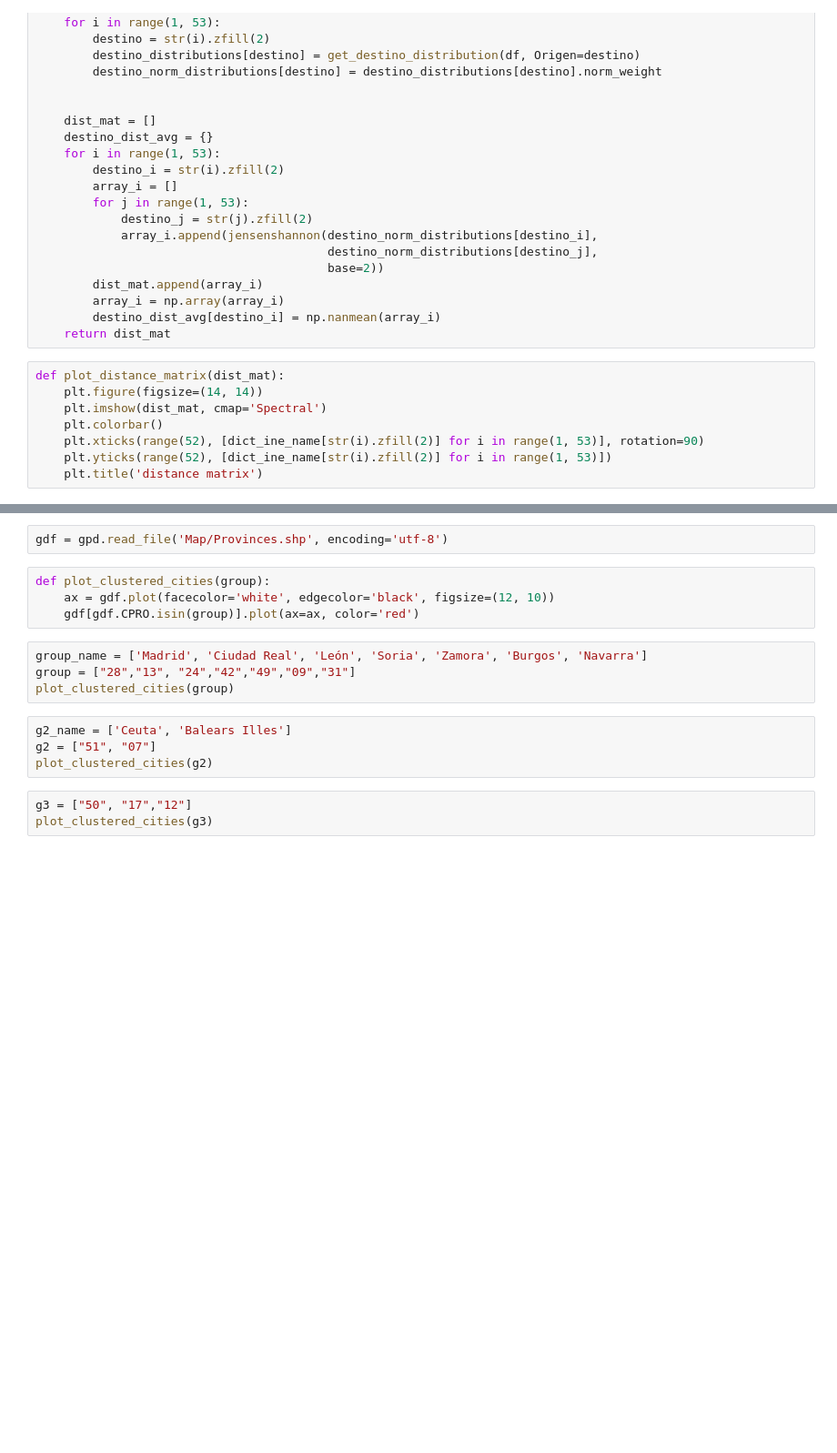
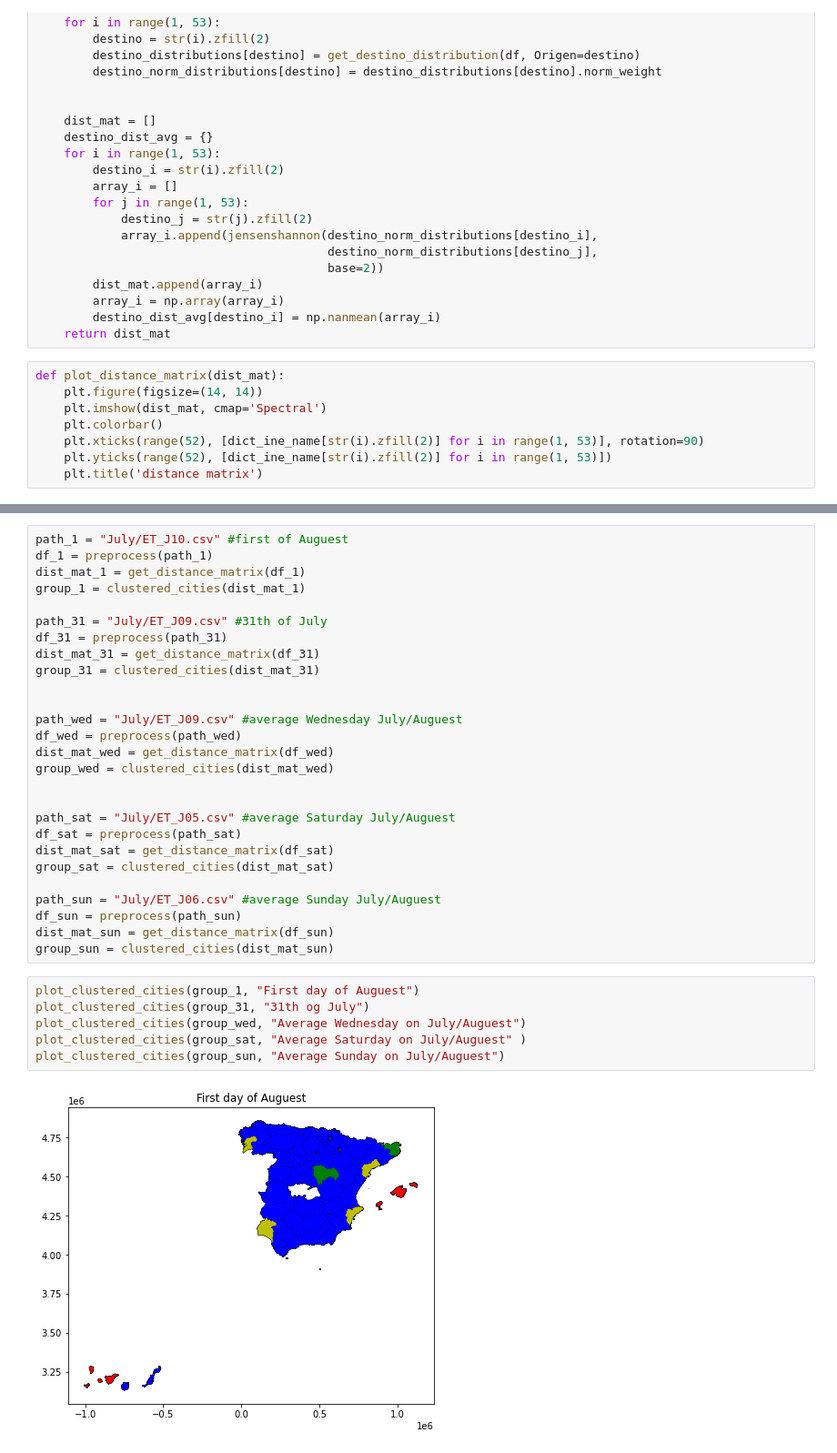
Before and after one commit to maryamastero/Mobility_Network, a Jupyter notebook: mobility_spanish.ipynb, the cells around one changed output, grey strips where cells are left out. Shown: that part at 91% size. Drawn from its saved outputs; the diff is of its cells as text; blank space fills up the shorter version.

```diff
--- a/mobility_spanish.ipynb
+++ b/mobility_spanish.ipynb
@@ -170,17 +221,35 @@ plot_dendrogram(dist_mat)
-# %%
-gdf = gpd.read_file('Map/Provinces.shp', encoding='utf-8')
-# %%
-def plot_clustered_cities(group):
-    ax = gdf.plot(facecolor='white', edgecolor='black', figsize=(12, 10))
-    gdf[gdf.CPRO.isin(group)].plot(ax=ax, color='red')
-# %%
-group_name = ['Madrid', 'Ciudad Real', 'León', 'Soria', 'Zamora', 'Burgos', 'Navarra']
-group = ["28","13", "24","42","49","09","31"]
-plot_clustered_cities(group)
-# %%
-g2_name = ['Ceuta', 'Balears Illes']
-g2 = ["51", "07"]
-plot_clustered_cities(g2)
-# %%
-g3 = ["50", "17","12"]
-plot_clustered_cities(g3)
+# %%
+path_1 = "July/ET_J10.csv" #first of Auguest
+df_1 = preprocess(path_1)
+dist_mat_1 = get_distance_matrix(df_1)
+group_1 = clustered_cities(dist_mat_1)
+
+path_31 = "July/ET_J09.csv" #31th of July
+df_31 = preprocess(path_31)
+dist_mat_31 = get_distance_matrix(df_31)
+group_31 = clustered_cities(dist_mat_31)
+
+
+path_wed = "July/ET_J09.csv" #average Wednesday July/Auguest
+df_wed = preprocess(path_wed)
+dist_mat_wed = get_distance_matrix(df_wed)
+group_wed = clustered_cities(dist_mat_wed)
+
+
+path_sat = "July/ET_J05.csv" #average Saturday July/Auguest
+df_sat = preprocess(path_sat)
+dist_mat_sat = get_distance_matrix(df_sat)
+group_sat = clustered_cities(dist_mat_sat)
+
+path_sun = "July/ET_J06.csv" #average Sunday July/Auguest
+df_sun = preprocess(path_sun)
+dist_mat_sun = get_distance_matrix(df_sun)
+group_sun = clustered_cities(dist_mat_sun)
+# %%
+plot_clustered_cities(group_1, "First day of Auguest")
+plot_clustered_cities(group_31, "31th og July")
+plot_clustered_cities(group_wed, "Average Wednesday on July/Auguest")
+plot_clustered_cities(group_sat, "Average Saturday on July/Auguest" )
+plot_clustered_cities(group_sun, "Average Sunday on July/Auguest")
+# %% [output]
+[figure, added]
```
Also changed, not shown: parts of 9 cells of this notebook.
